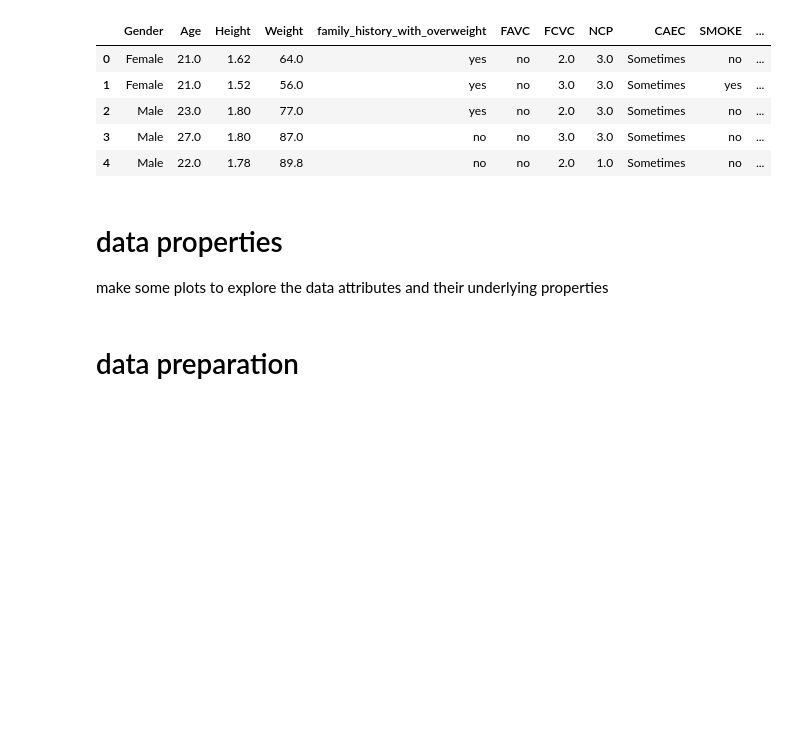
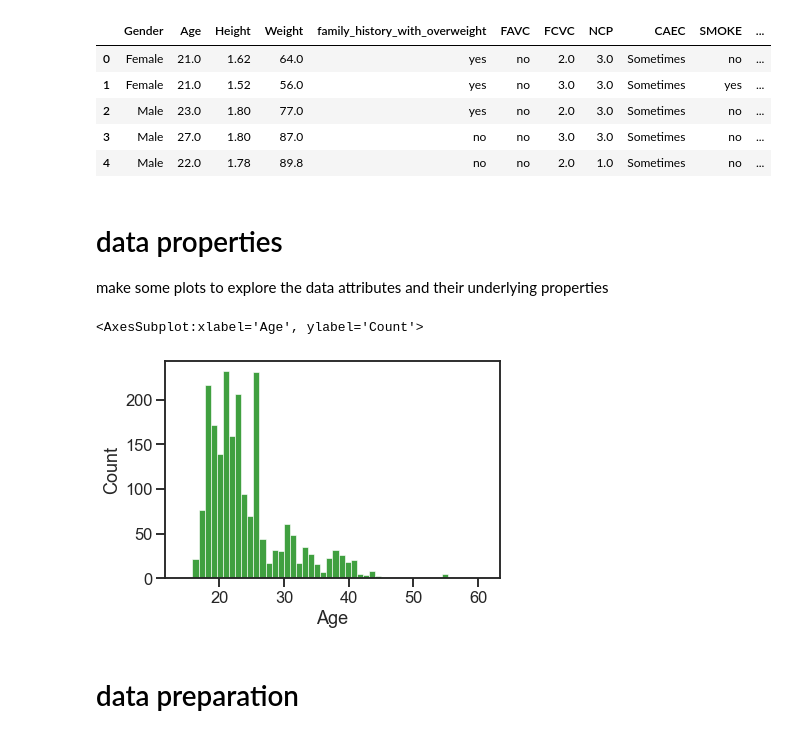
Before and after one commit to christacaggiano/machine_learning_exercises, a Jupyter notebook: obesity_prediction.ipynb, the cells around one changed output. Saved outputs shown, nothing was run; the diff lists cells and outputs as text; code cells hidden in the pictures; blank space fills up the shorter version.

```diff
--- a/obesity_prediction.ipynb
+++ b/obesity_prediction.ipynb
@@ -50,6 +50,11 @@ obesity.head()
 # %% [markdown]
 # data properties
 make some plots to explore the data attributes and their underlying properties
+# %%
+sns.histplot(x="Age", data=obesity, color="green")
+# %% [output]
+<AxesSubplot:xlabel='Age', ylabel='Count'>
+[figure, added]
 # %% [markdown]
 # data preparation
 # %%
```
Also changed, not shown: parts of 9 cells of this notebook, 1 other file.
